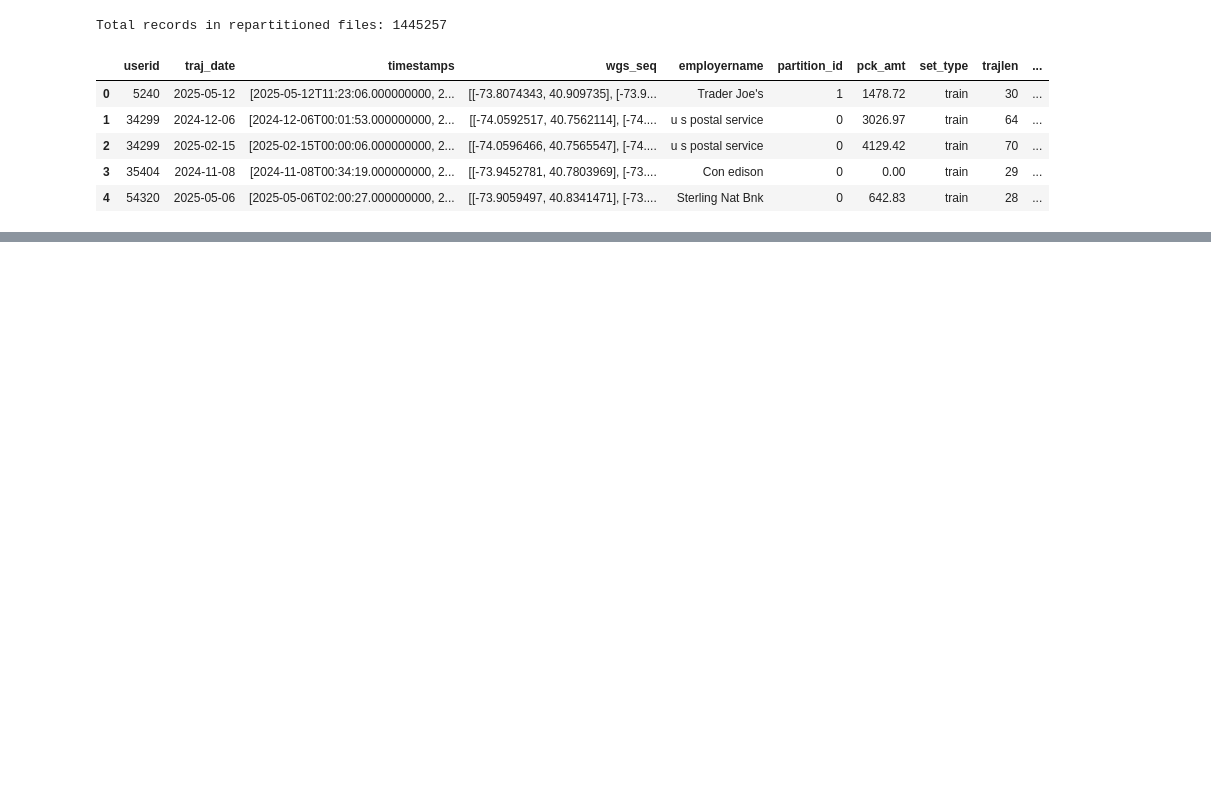
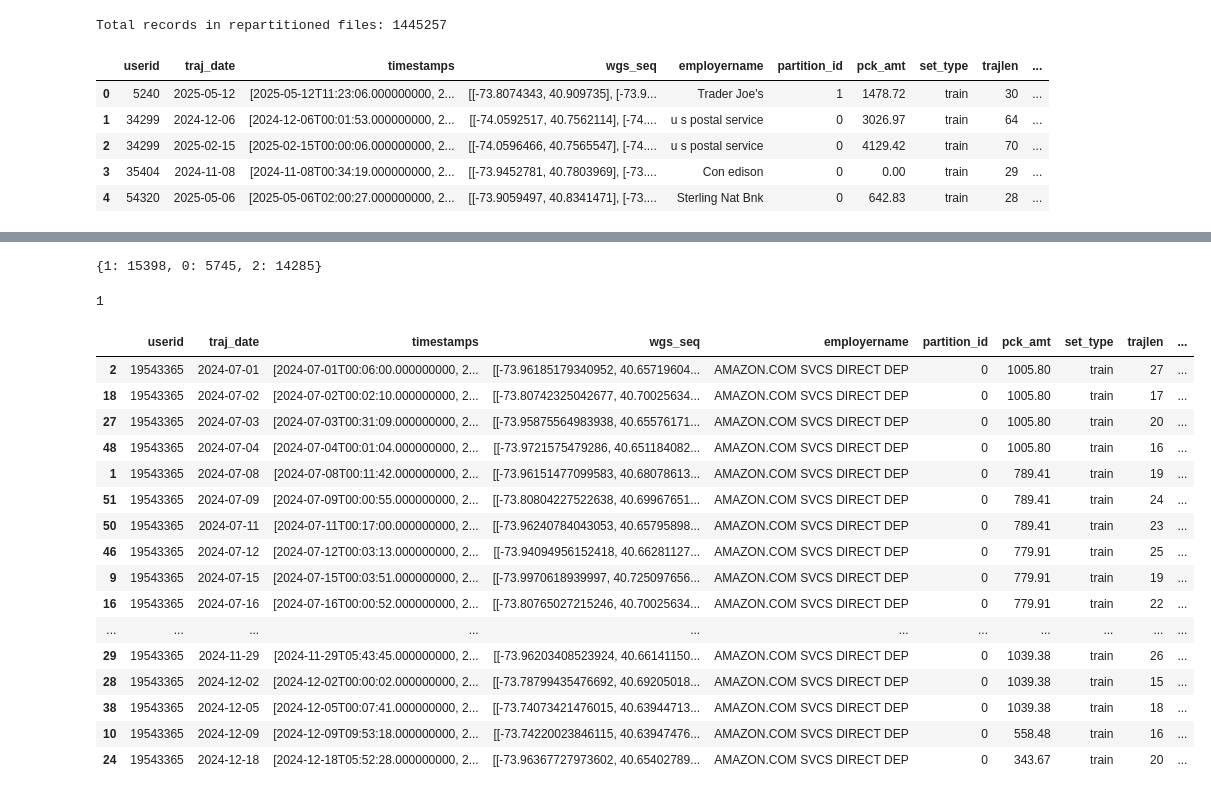
Before and after one commit to jatin-agrawal-ah/TrajCL, a Jupyter notebook: notebooks/test_hyp_1_nyc.ipynb, the cells around one changed output, grey strips where cells are left out. Saved outputs shown, nothing was run; the diff lists cells and outputs as text; code cells hidden in the pictures; blank space fills up the shorter version.

```diff
--- a/notebooks/test_hyp_1_nyc.ipynb
+++ b/notebooks/test_hyp_1_nyc.ipynb
@@ -101,7 +79,7 @@ df_list[0].head()
 # %%
 import torch
 device = torch.device("cuda:0")
-checkpoint_file = "/home/sagemaker-user/TrajCL/exp/generic_v2_modified/generic_v2_TrajCL_best.pt"
+checkpoint_file = "/home/sagemaker-user/TrajCL/exp/nyc_time_weighted_new_aug/nyc_TrajCL_best.pt"
 checkpoint = torch.load(checkpoint_file)
 model.load_state_dict(checkpoint['model_state_dict'])
 model.to(device)
@@ -128,21 +106,21 @@ from utils.traj import *
 import pickle
 
 from torch.nn.utils.rnn import pad_sequence
-embs = pickle.load(open("/home/sagemaker-user/TrajCL/data/nyc_cell250_embdim256_embs.pkl", 'rb')).to('cpu').detach() # tensor
+embs = pickle.load(open("/home/sagemaker-user/TrajCL/data/nyc_cell250_embdim512_embs.pkl", 'rb')).to('cpu').detach() # tensor
 cellspace = pickle.load(open("/home/sagemaker-user/TrajCL/data/nyc_cell250_cellspace.pkl", 'rb'))
 
 max_batch_size = 512
 def infer_batch(traj, time_indices):
-    traj_cell, traj_p = zip(*[merc2cell2(t, cellspace) for t in traj])
+    traj_cell, traj_p, traj_timedelta = zip(*[merc2cell2(l,t, cellspace) for l,t in zip( traj, time_indices)])
     traj_emb_p = [torch.tensor(generate_spatial_features(t, cellspace)) for t in traj_p]
     traj_emb_p = pad_sequence(traj_emb_p, batch_first = False).to(device)
     traj_emb_cell = [embs[list(t)] for t in traj_cell]
     traj_emb_cell = pad_sequence(traj_emb_cell, batch_first = False).to(device)
     traj_len = torch.tensor(list(map(len, traj_cell)), dtype = torch.long, device = device)
-    time_indices = pad_sequence([torch.tensor(t, dtype=torch.long) for t in time_indices], batch_first=False, padding_value=-1).to(Config.device)
+    time_deltas = pad_sequence([torch.log(torch.tensor(t)) for t in traj_timedelta], batch_first=False, padding_value=0).to(Config.device)
     # print(traj_emb_cell, traj_emb_p, traj_len)
-    traj_embs = model.interpret(traj_emb_cell.float(), traj_emb_p.float(), traj_len, time_indices)
-    return traj_embs
+    traj_embs = model.interpret(traj_emb_cell.float(), traj_emb_p.float(), traj_len, time_deltas)
+    return traj_embs, traj_cell, time_deltas
 
 def infer(traj, time_indices):
     if len(traj)> max_batch_size:
@@ -183,7 +168,7 @@ def get_data_for_partition(df_emp, partition):
 
 def get_traj_and_time_data(df_part):
     traj = df_part['merc_seq'].values
-    time_indices = df_part['time_index_list'].values
+    time_indices = df_part['timestamps'].values
     return traj, time_indices
 # %%
 def get_min_max_xy(traj):
@@ -264,21 +249,15 @@ def get_gt_and_pred_label(userid):
             if len(part_data)<15:
                 output_dict[(userid, employer, partition)] = 2
             else:
-                                traj = get_traj_and_time_data(part_data)
-                traj = normalize(traj, cellspace)
-                # print(traj)
-                if traj==None:
-                    count+=1
-                    pred_label = 3
+                traj, time_indices = get_traj_and_time_data(part_data)
+                embs, _, _ = infer(traj, time_indices)
+                db_scan = apply_dbscan(embs.detach().cpu().numpy(), target_min_similarity=0.85)
+                labels = db_scan.labels_                      # shape: (n_samples,)
+                cluster_ids = [c for c in np.unique(labels) if c != -1]
+                if len(cluster_ids)>0:
+                    pred_label = 1
                 else:
-                    embs = infer(traj).detach().cpu().numpy()
-                    db_scan = apply_dbscan(embs, target_min_similarity=0.85)
-                    labels = db_scan.labels_                      # shape: (n_samples,)
-                    cluster_ids = [c for c in np.unique(labels) if c != -1]
-                    if len(cluster_ids)>0:
-                        pred_label = 1
-                    else:
-                        pred_label = 0
+                    pred_label = 0
                 output_dict[(userid, employer, partition)] = pred_label
 
 
@@ -312,3 +307,17 @@ variable_keys = []
+# %%
+count_dict = {}
+for k,v in output_dict.items():
+    if v in count_dict:
+        count_dict[v]+=1
+    else:
+        count_dict[v]=1
+count_dict
+# %% [output]
+{1: 15398, 0: 5745, 2: 14285}
+# %%
+output_dict[(19543365, 'AMAZON.COM SVCS DIRECT DEP', 0)]
+# %% [output]
+1
 # %%
 def get_data_userid_employer_partition(userid, employer, partition):
     df_user = pd.concat([df[df['userid']==userid] for df in df_list]).reset_index(drop=True)
@@ -318,5 +327,23 @@ def get_data_userid_employer_partition(userid, employer, partition):
     df_part_fil = df_part_fil[df_part_fil['pck_amt']>0].reset_index(drop=True) # filter out zero paycheck amount
     return df_part_fil
 # %%
-df_part = get_data_userid_employer_partition(34299, 'u s postal service', 0)
+df_part = get_data_userid_employer_partition(19543365, 'AMAZON.COM SVCS DIRECT DEP', 0)
 df_part.sort_values('traj_date')
+# %% [output]
+|  | userid | traj_date | timestamps | wgs_seq | employername | partition_id | pck_amt | set_type | trajlen | ... |
+| 2 | 19543365 | 2024-07-01 | [2024-07-01T00:06:00.000000000, 2... | [[-73.96185179340952, 40.65719604... | AMAZON.COM SVCS DIRECT DEP | 0 | 1005.80 | train | 27 | ... |
+| 18 | 19543365 | 2024-07-02 | [2024-07-02T00:02:10.000000000, 2... | [[-73.80742325042677, 40.70025634... | AMAZON.COM SVCS DIRECT DEP | 0 | 1005.80 | train | 17 | ... |
+| 27 | 19543365 | 2024-07-03 | [2024-07-03T00:31:09.000000000, 2... | [[-73.95875564983938, 40.65576171... | AMAZON.COM SVCS DIRECT DEP | 0 | 1005.80 | train | 20 | ... |
+| 48 | 19543365 | 2024-07-04 | [2024-07-04T00:01:04.000000000, 2... | [[-73.9721575479286, 40.651184082... | AMAZON.COM SVCS DIRECT DEP | 0 | 1005.80 | train | 16 | ... |
+| 1 | 19543365 | 2024-07-08 | [2024-07-08T00:11:42.000000000, 2... | [[-73.96151477099583, 40.68078613... | AMAZON.COM SVCS DIRECT DEP | 0 | 789.41 | train | 19 | ... |
+| 51 | 19543365 | 2024-07-09 | [2024-07-09T00:00:55.000000000, 2... | [[-73.80804227522638, 40.69967651... | AMAZON.COM SVCS DIRECT DEP | 0 | 789.41 | train | 24 | ... |
+| 50 | 19543365 | 2024-07-11 | [2024-07-11T00:17:00.000000000, 2... | [[-73.96240784043053, 40.65795898... | AMAZON.COM SVCS DIRECT DEP | 0 | 789.41 | train | 23 | ... |
+| 46 | 19543365 | 2024-07-12 | [2024-07-12T00:03:13.000000000, 2... | [[-73.94094956152418, 40.66281127... | AMAZON.COM SVCS DIRECT DEP | 0 | 779.91 | train | 25 | ... |
+| 9 | 19543365 | 2024-07-15 | [2024-07-15T00:03:51.000000000, 2... | [[-73.9970618939997, 40.725097656... | AMAZON.COM SVCS DIRECT DEP | 0 | 779.91 | train | 19 | ... |
+| 16 | 19543365 | 2024-07-16 | [2024-07-16T00:00:52.000000000, 2... | [[-73.80765027215246, 40.70025634... | AMAZON.COM SVCS DIRECT DEP | 0 | 779.91 | train | 22 | ... |
+| ... | ... | ... | ... | ... | ... | ... | ... | ... | ... | ... |
+| 29 | 19543365 | 2024-11-29 | [2024-11-29T05:43:45.000000000, 2... | [[-73.96203408523924, 40.66141150... | AMAZON.COM SVCS DIRECT DEP | 0 | 1039.38 | train | 26 | ... |
+| 28 | 19543365 | 2024-12-02 | [2024-12-02T00:00:02.000000000, 2... | [[-73.78799435476692, 40.69205018... | AMAZON.COM SVCS DIRECT DEP | 0 | 1039.38 | train | 15 | ... |
+| 38 | 19543365 | 2024-12-05 | [2024-12-05T00:07:41.000000000, 2... | [[-73.74073421476015, 40.63944713... | AMAZON.COM SVCS DIRECT DEP | 0 | 1039.38 | train | 18 | ... |
+| 10 | 19543365 | 2024-12-09 | [2024-12-09T09:53:18.000000000, 2... | [[-73.74220023846115, 40.63947476... | AMAZON.COM SVCS DIRECT DEP | 0 | 558.48 | train | 16 | ... |
+| 24 | 19543365 | 2024-12-18 | [2024-12-18T05:52:28.000000000, 2... | [[-73.96367727973602, 40.65402789... | AMAZON.COM SVCS DIRECT DEP | 0 | 343.67 | train | 20 | ... |
```
Also changed, not shown: parts of 22 cells of this notebook, 1 other file.
